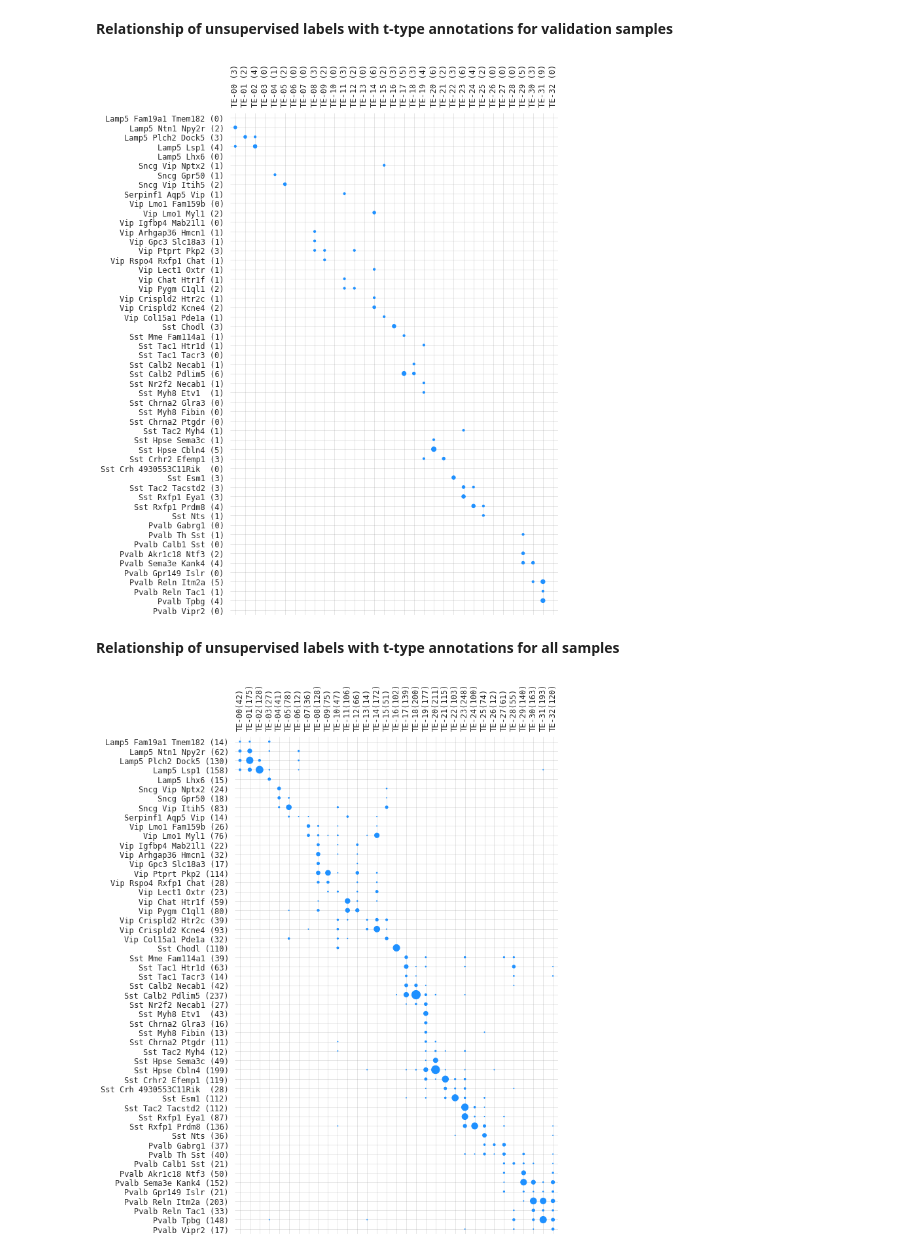
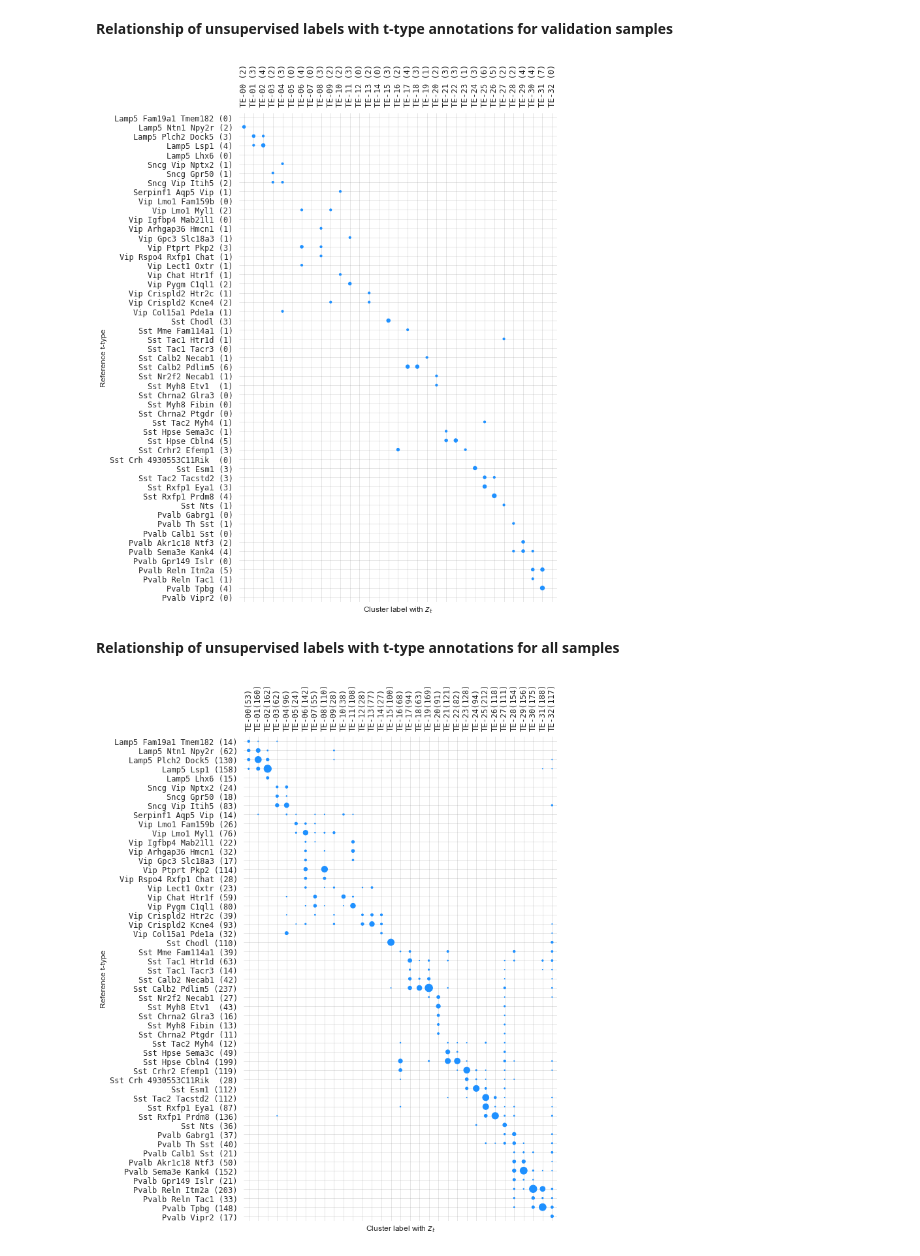
Before and after one commit to AllenInstitute/coupledAE-patchseq, a Jupyter notebook: refactor/notebooks/clustering.ipynb, the cells around one changed output. Cells and saved outputs as stored; diff of their text form; code cells hidden in the pictures.

```diff
--- a/refactor/notebooks/clustering.ipynb
+++ b/refactor/notebooks/clustering.ipynb
@@ -37,8 +43,8 @@ E_dim = XE.shape[1]
 cplAE = Model_TE_aug_decoders(T_dim,E_dim)
 cplAE = custom_build(cplAE,(T_dim,E_dim))
 
-#Load pre-trained network weights
-cplAE.load_weights('../data/trained_models/NM_Edat_pcipfx_aT_1-0_aE_1-0_cs_1-0_ad_1_ld_3_bs_200_se_500_ne_1500_cv_0_ri_11_500_ft-weights.h5')
+#Load pre-trained network weights (default settings of train.py)
+cplAE.load_weights('../data/pretrained_models/cplAE_aT_1-0_aE_1-0_cs_1-0_ad_1_ld_3_bs_200_se_500_ne_1500_cv_0_ri_0-weights.h5')
 # %%
 #Use only the pre-trained encoders to get representation
 zT = cplAE.encoder_T(tf.constant(XT,dtype=tf.float32),training=False)
@@ -49,8 +55,8 @@ zE = zE.numpy()
 # %% [markdown]
 #### 2. Fit a GMM using only the cells used to train the coupled autoencoder
 # %%
-#Parameters for GMM fit
-n_init = 5
+#GMM fit parameters
+n_init = 50
 max_iter = int(1e4)
 tol = 1e-6
 n_components = 33
@@ -175,29 +185,33 @@ C_t_types = contingency(a=t_type_labels.copy()[val_ind],
               unique_a=t_types_well_sampled,
               unique_b=np.arange(n_components))
 
-ax_xlabels = ['TE-{:02d}{:>4s}'.format(x,'({:d})'.format(np.sum(zT_labels_matched[val_ind]==x))) for x in np.arange(n_components)]
-ax_ylabels = ['{} ({:d})'.format(y,np.sum(D['cluster'][val_ind]==y)) for y in t_types_well_sampled]
+ax_xticklabels = ['TE-{:02d}{:>4s}'.format(x,'({:d})'.format(np.sum(zT_labels_matched[val_ind]==x))) for x in np.arange(n_components)]
+ax_yticklabels = ['{} ({:d})'.format(y,np.sum(D['cluster'][val_ind]==y)) for y in t_types_well_sampled]
 
 matrix_scatterplot(M=C_t_types,scale_factor=10,
-                xlabels=ax_xlabels,
-                ylabels=ax_ylabels,
+                xticklabels=ax_xticklabels,
+                yticklabels=ax_yticklabels,
+                xlabel=r'Cluster label with $z_t$',
+                ylabel=r'Reference t-type',
                 fig_width=10,fig_height=12)
 # %% [output]
-[figure, old version]
+[figure, new version]
 # %% [markdown]
 **Relationship of unsupervised labels with t-type annotations for all samples**
 # %%
 C_t_types = contingency(a=t_type_labels.copy(),
               b=zT_labels_matched,
               unique_a=t_types_well_sampled,
               unique_b=np.arange(n_components))
 
-ax_xlabels = ['TE-{:02d}{:>4s}'.format(x,'({:d})'.format(np.sum(zT_labels_matched==x))) for x in np.arange(n_components)]
-ax_ylabels = ['{} ({:d})'.format(y,np.sum(D['cluster']==y)) for y in t_types_well_sampled]
+ax_xticklabels = ['TE-{:02d}{:>4s}'.format(x,'({:d})'.format(np.sum(zT_labels_matched==x))) for x in np.arange(n_components)]
+ax_yticklabels = ['{} ({:d})'.format(y,np.sum(D['cluster']==y)) for y in t_types_well_sampled]
 
 matrix_scatterplot(M=C_t_types,scale_factor=1,
-                xlabels=ax_xlabels,
-                ylabels=ax_ylabels,
+                xticklabels=ax_xticklabels,
+                yticklabels=ax_yticklabels,
+                xlabel=r'Cluster label with $z_t$',
+                ylabel=r'Reference t-type',
                 fig_width=10,fig_height=12)
 # %% [output]
-[figure, old version]
+[figure, new version]
```
Also changed, not shown: parts of 5 cells of this notebook, 5 other files.
